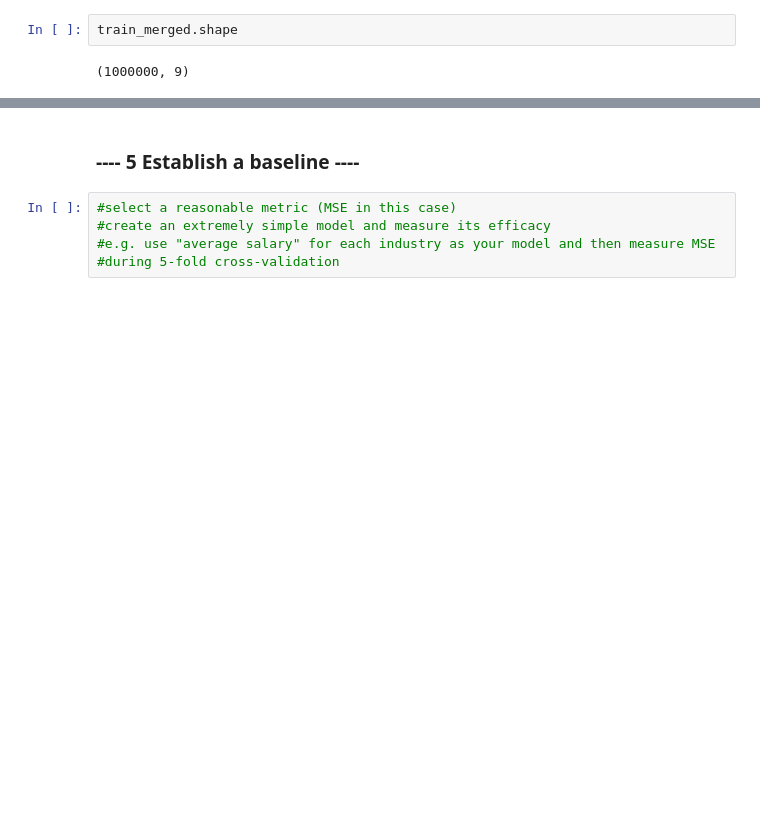
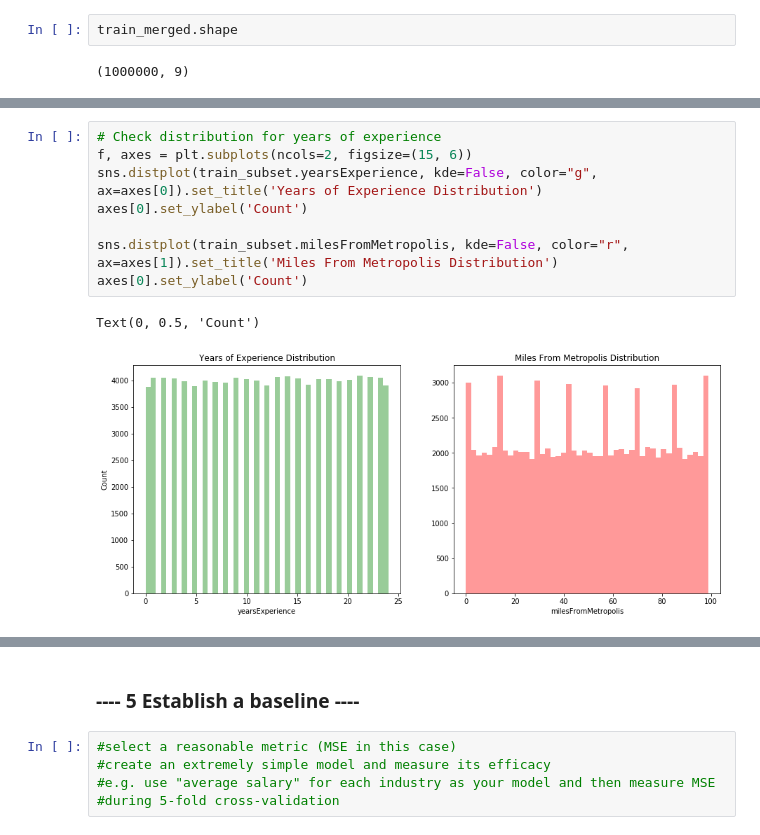
Before and after one commit to dsjoench/salarypredictionportfolio, a Jupyter notebook: First Portfolio Project.ipynb, the cells around one changed output, grey strips where cells are left out. Cells and saved outputs as stored; diff of their text form; blank space fills up the shorter version.

```diff
--- a/First Portfolio Project.ipynb
+++ b/First Portfolio Project.ipynb
@@ -136,0 +218,11 @@ train_merged.describe()
+# %%
+# Check distribution for years of experience
+f, axes = plt.subplots(ncols=2, figsize=(15, 6))
+sns.distplot(train_subset.yearsExperience, kde=False, color="g", ax=axes[0]).set_title('Years of Experience Distribution')
+axes[0].set_ylabel('Count')
+
+sns.distplot(train_subset.milesFromMetropolis, kde=False, color="r", ax=axes[1]).set_title('Miles From Metropolis Distribution')
+axes[0].set_ylabel('Count')
+# %% [output]
+Text(0, 0.5, 'Count')
+[figure, added]
```
Also changed, not shown: parts of 17 cells of this notebook.
